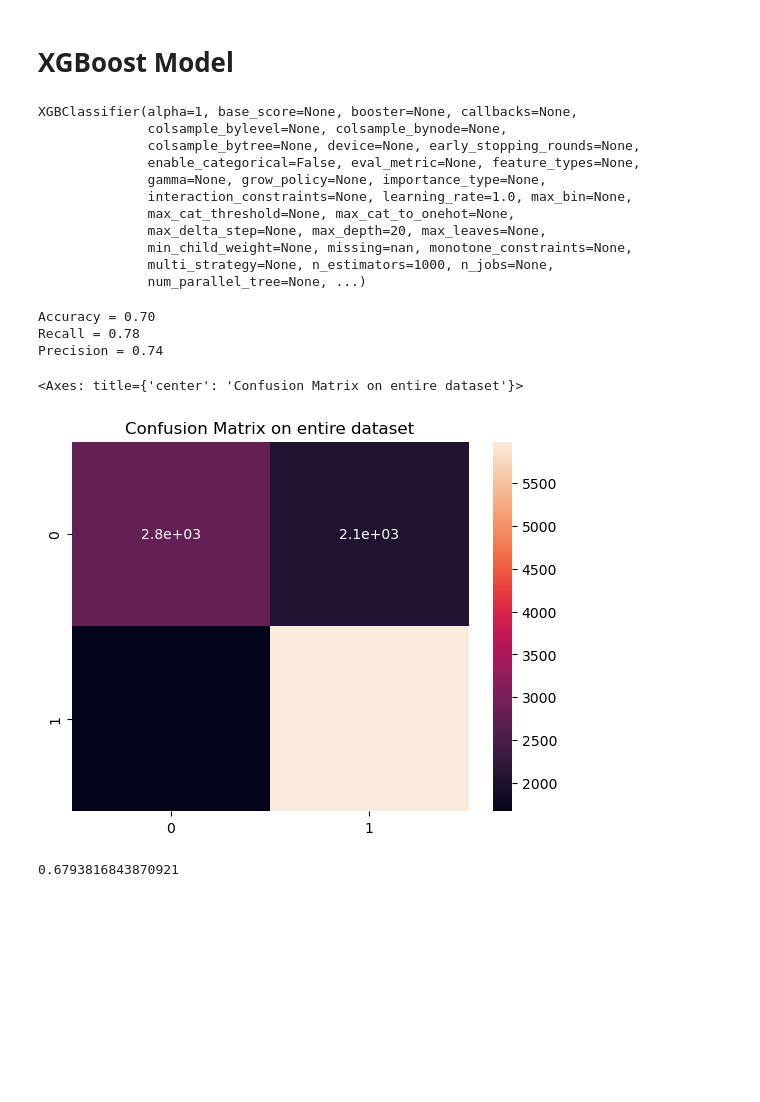
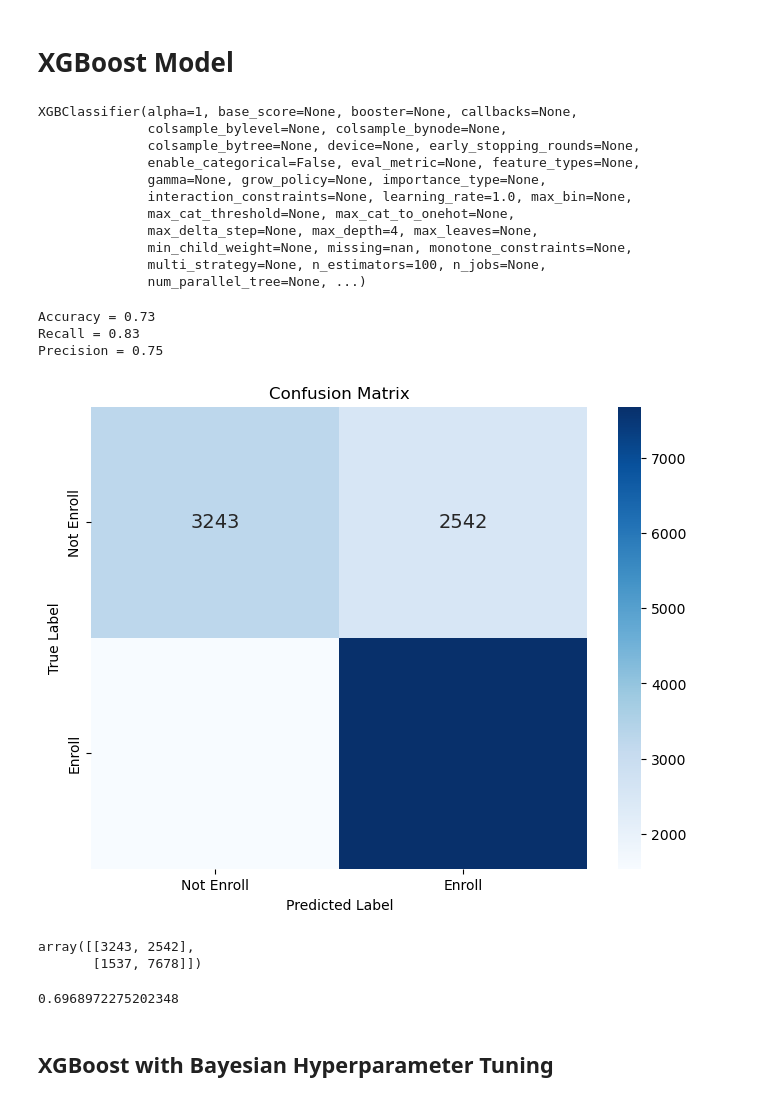
Before and after one commit to Manan100196/App_Enrollment_Prediction, a Jupyter notebook: Enrollment_Prediction.ipynb, the cells around one changed output. Drawn from its saved outputs; the diff is of its cells as text; code cells hidden in the pictures; blank space fills up the shorter version.

Commit message:
Updated EDA analysis and developed XGBoost model

```diff
--- a/Enrollment_Prediction.ipynb
+++ b/Enrollment_Prediction.ipynb
@@ -314,24 +344,48 @@ X = df.drop(['upd_enroll'],axis = 1)
 # Creating output dataset
 y = df['upd_enroll']
 # %%
-from sklearn.model_selection import train_test_split
-from sklearn.preprocessing import scale
-
-X_train, X_test, y_train, y_test = train_test_split(X, y, test_size=0.25, random_state=42)
+X_train, X_test, y_train, y_test = train_test_split(X, y, test_size=0.3, random_state=42)
 X_train_Scaled = pd.DataFrame(scale(X_train), columns = X_train.columns)
 X_test_Scaled = pd.DataFrame(scale(X_test), columns = X_test.columns)
 # %% [markdown]
 # XGBoost Model
 # %%
-from xgboost import XGBClassifier
-from sklearn.metrics import accuracy_score, classification_report
+# best_params_bayes = {'objective':'binary:logistic',
+#                      'colsample_bytree': 0.7043167722693142,
+#                      'learning_rate': 0.04798936712593531,
+#                      'max_depth': 9,
+#                      'n_estimators': 164,
+#                      'reg_alpha': 5.851731127352833,
+#                      'reg_lambda': 0.8917491195675415,
+#                      'subsample': 0.8710496159306349
+#                     }
+
+# best_params_scikit = {'objective':'binary:logistic',
+#                      'learning_rate': 0.01,
+#                      'max_depth': 10,
+#                      'n_estimators': 292,
+#                      'subsample': 0.5,
+#                      'colsample_bytree': 0.8167512066357197,
+#                      'reg_lambda': 0.7234512950940174,
+#                      'reg_alpha': 0.001
+#                     }
+
+# best_params_bayes = {'objective':'binary:logistic',
+#                      'colsample_bytree': 0.5936477395867823,
+#                      'learning_rate': 0.10353399325047952,
+#                      'max_depth': 8,
+#                      'n_estimators': 78,
+#                      'reg_alpha': 1.4082293903581935,
+#                      'reg_lambda': 4.816610468498162,
+#                      'subsample': 0.901849492255092}
+
 
 params = {
             'objective':'binary:logistic',
-            'max_depth': 20,
+            'max_depth': 4,
             'alpha': 1,
             'learning_rate': 1.0,
-            'n_estimators':1000
+            'n_estimators':100
         }
 
 model = XGBClassifier(**params)
@@ -344,28 +398,43 @@ XGBClassifier(alpha=1, base_score=None, booster=None, callbacks=None,
               gamma=None, grow_policy=None, importance_type=None,
               interaction_constraints=None, learning_rate=1.0, max_bin=None,
               max_cat_threshold=None, max_cat_to_onehot=None,
-              max_delta_step=None, max_depth=20, max_leaves=None,
+              max_delta_step=None, max_depth=4, max_leaves=None,
               min_child_weight=None, missing=nan, monotone_constraints=None,
-              multi_strategy=None, n_estimators=1000, n_jobs=None,
+              multi_strategy=None, n_estimators=100, n_jobs=None,
               num_parallel_tree=None, ...)
 # %%
 y_pred = model.predict(X_test_Scaled)
 # %%
 from sklearn.metrics import accuracy_score, recall_score, confusion_matrix, precision_score
 
 print(f'Accuracy = {accuracy_score(y_test, y_pred):.2f}\nRecall = {recall_score(y_test, y_pred):.2f}\nPrecision = {precision_score(y_test, y_pred):.2f}')
 cm = confusion_matrix(y_test, y_pred)
-plt.figure()
-plt.title('Confusion Matrix on entire dataset')
-sns.heatmap(cm, annot = True)
+#plt.figure()
+#plt.title('Confusion Matrix on entire dataset')
+#sns.heatmap(cm, annot = True)
+
+
+#cm = confusion_matrix(y_true, y_pred)
+classes = ['Not Enroll', 'Enroll']  # Class names
+
+plt.figure(figsize=(8, 6))
+sns.heatmap(cm, annot=True, fmt='d', cmap='Blues', xticklabels=classes, yticklabels=classes, annot_kws={"size": 14})
+plt.title('Confusion Matrix')
+plt.xlabel('Predicted Label')
+plt.ylabel('True Label')
+plt.show()
 # %% [output]
-Accuracy = 0.70
-Recall = 0.78
-Precision = 0.74
+Accuracy = 0.73
+Recall = 0.83
+Precision = 0.75
-<Axes: title={'center': 'Confusion Matrix on entire dataset'}>
-[figure, old version]
+[figure, new version]
+# %%
+cm
+# %% [output]
+array([[3243, 2542],
+       [1537, 7678]])
 # %%
 import sklearn.metrics as metrics
 print(metrics.roc_auc_score(y_test, y_pred))
 # %% [output]
-0.6793816843870921
+0.6968972275202348
@@ -373,0 +441,2 @@ y_pred_train = model.predict(X_train_Scaled)
+# %% [markdown]
+## XGBoost with Bayesian Hyperparameter Tuning
```
Also changed, not shown: parts of 31 cells of this notebook, 1 other file.
